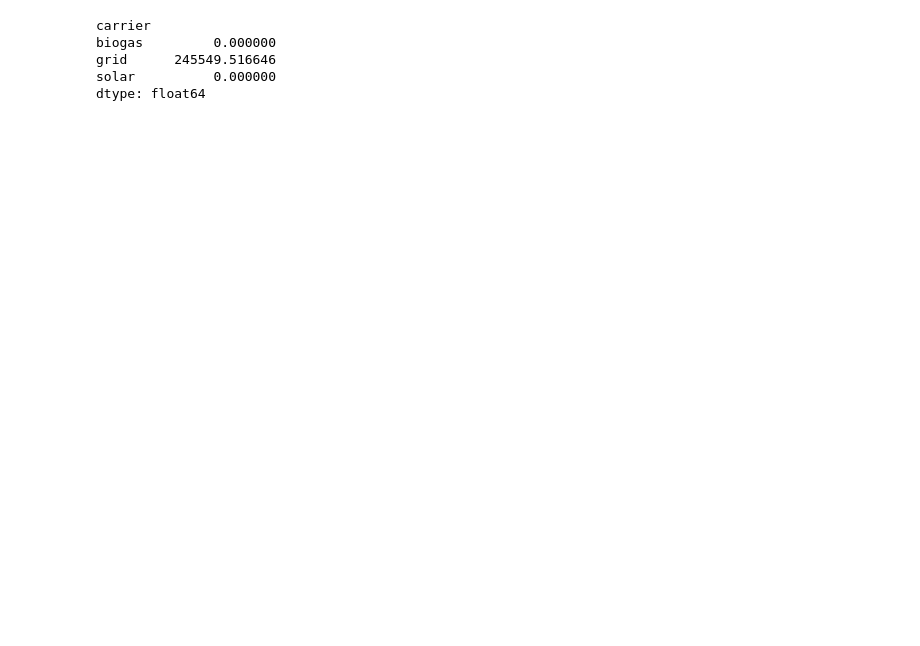
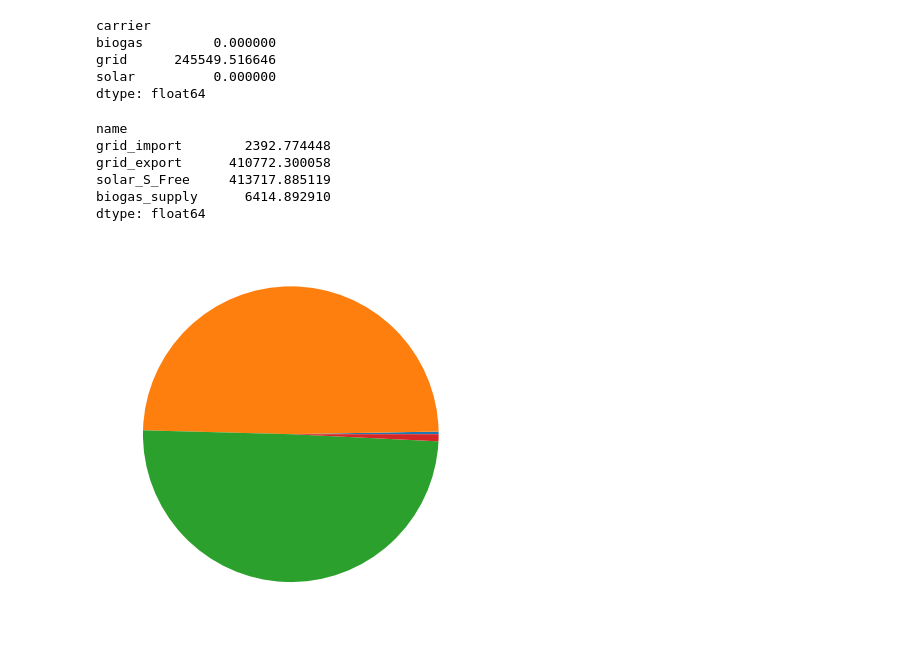
Before and after one commit to alexfias/AU-Viborg, a Jupyter notebook: model_setup.ipynb, the cells around one changed output. Drawn from its saved outputs; the diff is of its cells as text; code cells hidden in the pictures; blank space fills up the shorter version.

```diff
--- a/model_setup.ipynb
+++ b/model_setup.ipynb
@@ -316,0 +354,2 @@ Reading time = 0.33 seconds
+# %%
+n = pypsa.Network(f"{wd}/networks/scenario_1_solved.nc")
@@ -326,4 +402,16 @@ biogas         0.000000
 grid      245549.516646
 solar          0.000000
 dtype: float64
+# %%
+n.generators.p_nom_opt
+plt.pie(n.generators_t.p.sum())
+n.generators_t.p.sum()
+# %% [output]
+name
+grid_import        2392.774448
+grid_export      410772.300058
+solar_S_Free     413717.885119
+biogas_supply      6414.892910
+dtype: float64
+[figure, added]
 # %%
```
Also changed, not shown: parts of 13 cells of this notebook, 1 other file.
